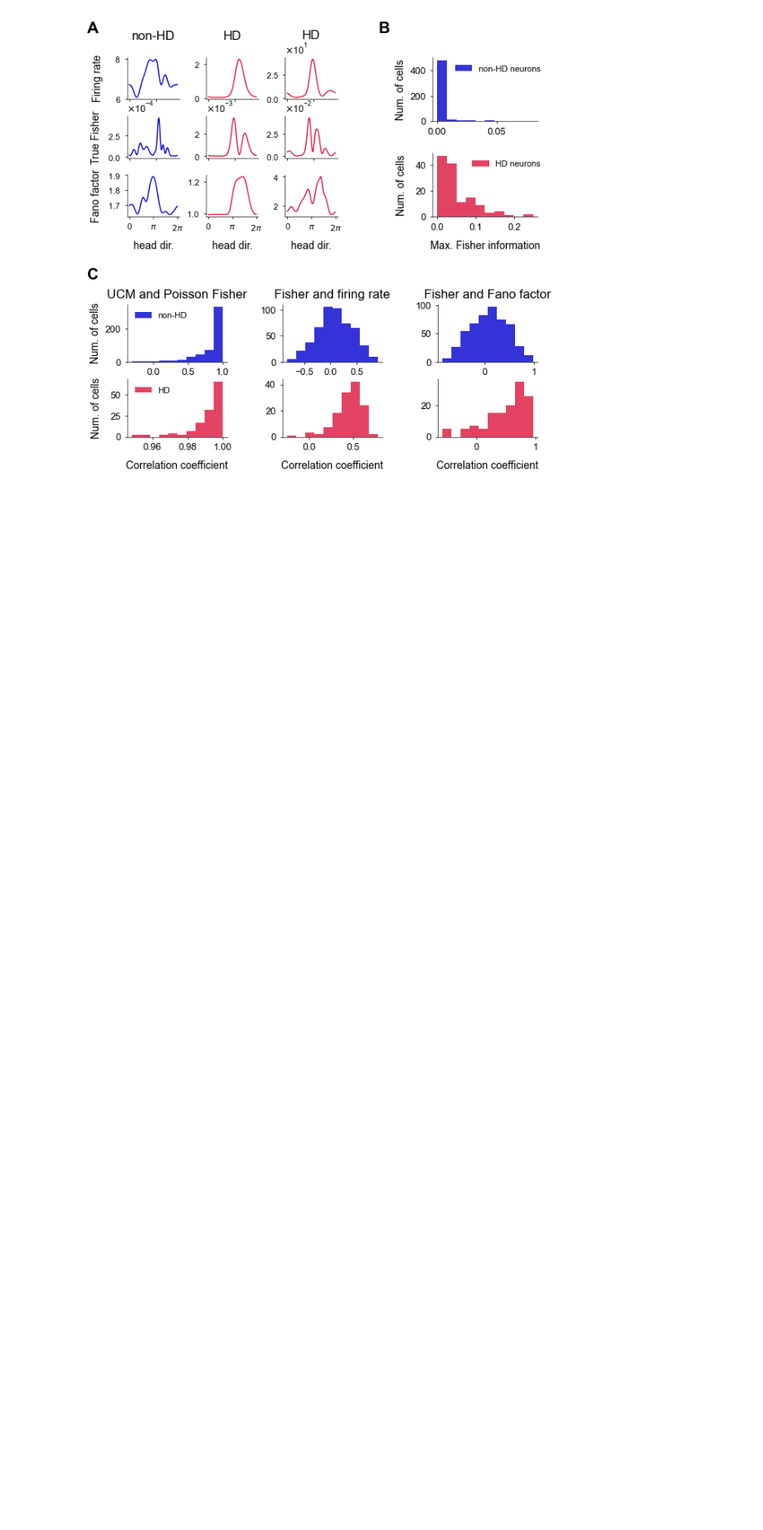
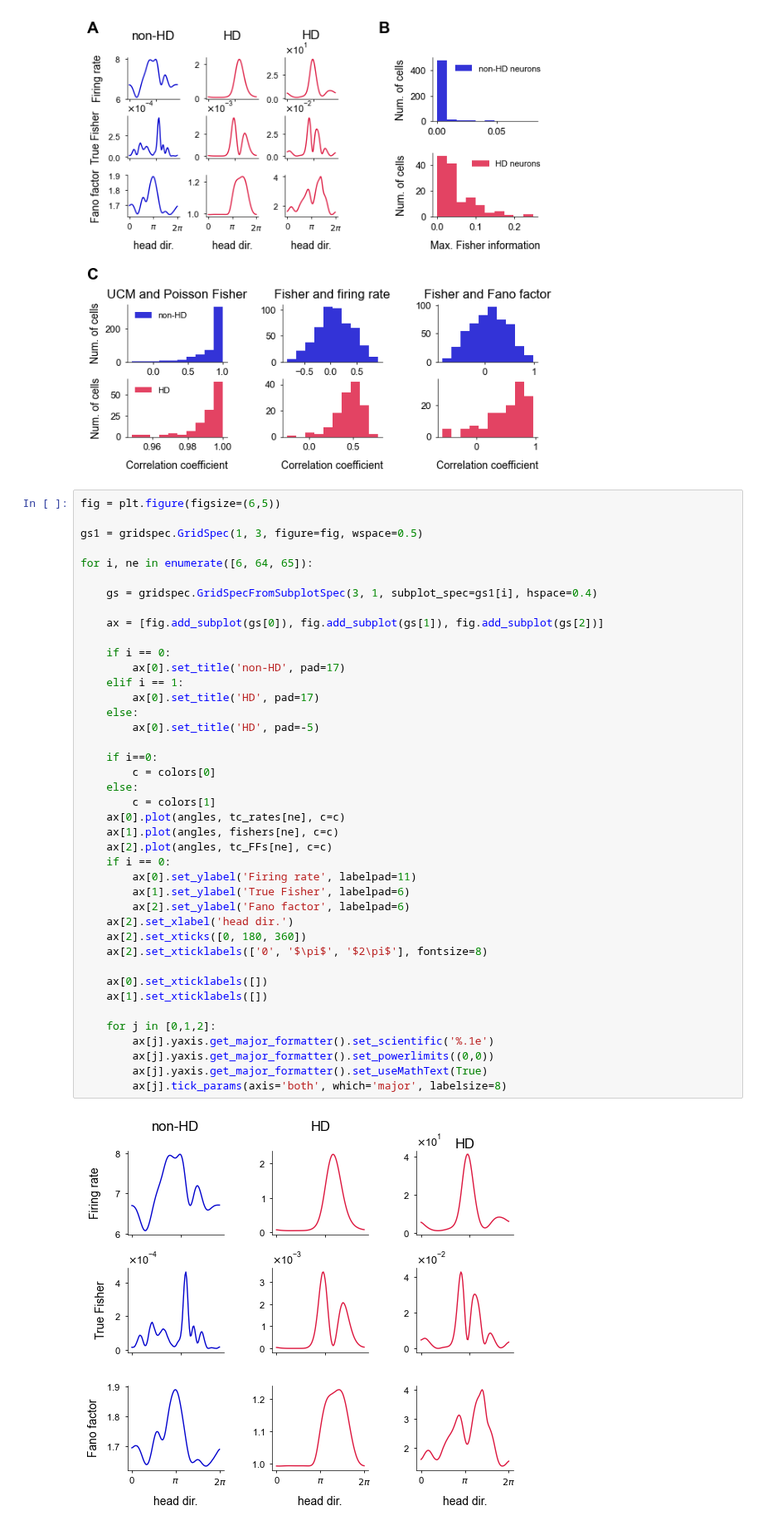
Before and after one commit to davindicode/UCM-interpret, a Jupyter notebook: report_plots/figure14.ipynb, the cells around one changed output. Shown at 83% size. Saved outputs shown, nothing was run; the diff lists cells and outputs as text; blank space fills up the shorter version.

```diff
--- a/report_plots/figure14.ipynb
+++ b/report_plots/figure14.ipynb
@@ -323,3 +323,46 @@ fig.text(0.05, 0.43, 'C', transform=fig.transFigure, size=15, fontweight='bold')
 fig.savefig("/homes/vn283/UCM-interpret/figures/fisher.pdf", format="pdf", bbox_inches="tight")
 # %% [output]
 [figure]
+# %%
+fig = plt.figure(figsize=(6,5))
+
+gs1 = gridspec.GridSpec(1, 3, figure=fig, wspace=0.5)
+
+for i, ne in enumerate([6, 64, 65]):
+
+    gs = gridspec.GridSpecFromSubplotSpec(3, 1, subplot_spec=gs1[i], hspace=0.4)
+
+    ax = [fig.add_subplot(gs[0]), fig.add_subplot(gs[1]), fig.add_subplot(gs[2])]
+
+    if i == 0:
+        ax[0].set_title('non-HD', pad=17)
+    elif i == 1:
+        ax[0].set_title('HD', pad=17)
+    else:
+        ax[0].set_title('HD', pad=-5)
+
+    if i==0:
+        c = colors[0]
+    else:
+        c = colors[1]
+    ax[0].plot(angles, tc_rates[ne], c=c)
+    ax[1].plot(angles, fishers[ne], c=c)
+    ax[2].plot(angles, tc_FFs[ne], c=c)
+    if i == 0:
+        ax[0].set_ylabel('Firing rate', labelpad=11)
+        ax[1].set_ylabel('True Fisher', labelpad=6)
+        ax[2].set_ylabel('Fano factor', labelpad=6)
+    ax[2].set_xlabel('head dir.')
+    ax[2].set_xticks([0, 180, 360])
+    ax[2].set_xticklabels(['0', '$\pi$', '$2\pi$'], fontsize=8)
+
+    ax[0].set_xticklabels([])
+    ax[1].set_xticklabels([])
+
+    for j in [0,1,2]:
+        ax[j].yaxis.get_major_formatter().set_scientific('%.1e')
+        ax[j].yaxis.get_major_formatter().set_powerlimits((0,0))
+        ax[j].yaxis.get_major_formatter().set_useMathText(True)
+        ax[j].tick_params(axis='both', which='major', labelsize=8)
+# %% [output]
+[figure, added]
```
Also changed, not shown: 5 other files.
